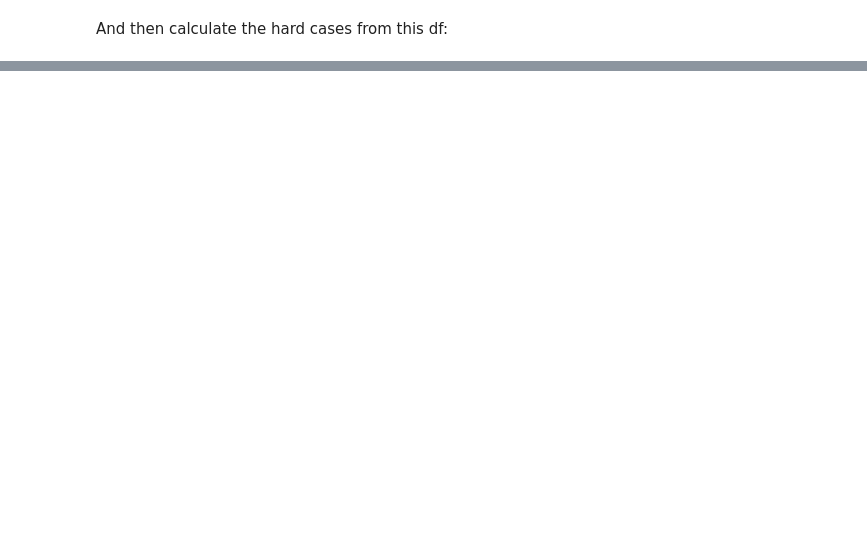
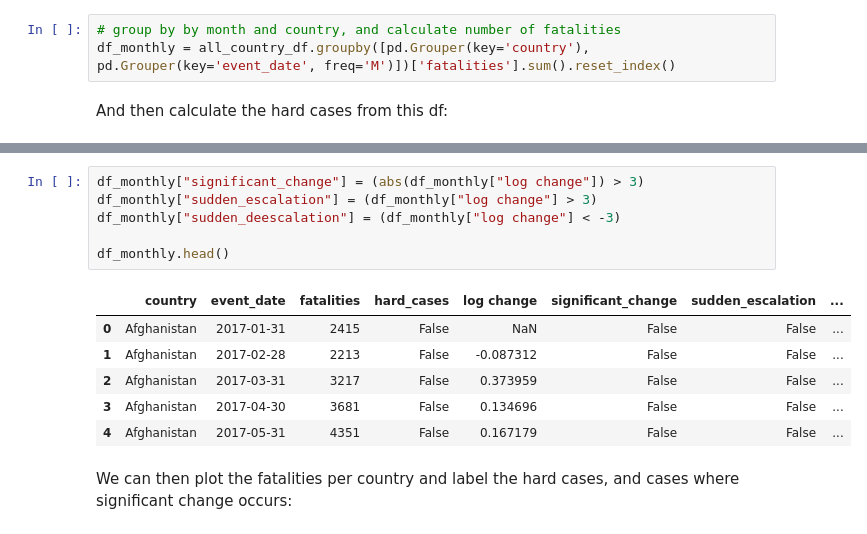
Before and after one commit to lboekestein/capstone, a Jupyter notebook: src/ACLED/ACLED.ipynb, the cells around one changed output, grey strips where cells are left out. Saved outputs shown, nothing was run; the diff lists cells and outputs as text; blank space fills up the shorter version.

```diff
--- a/src/ACLED/ACLED.ipynb
+++ b/src/ACLED/ACLED.ipynb
@@ -119,2 +96,5 @@ def calculate_fatalities_last_month(df):
+# %%
+# group by by month and country, and calculate number of fatalities
+df_monthly = all_country_df.groupby([pd.Grouper(key='country'), pd.Grouper(key='event_date', freq='M')])['fatalities'].sum().reset_index()
 # %% [markdown]
 And then calculate the hard cases from this df:
@@ -129,0 +124,15 @@ NameError: name 'df_monthly' is not defined
+# %%
+df_monthly["significant_change"] = (abs(df_monthly["log change"]) > 3)
+df_monthly["sudden_escalation"] = (df_monthly["log change"] > 3)
+df_monthly["sudden_deescalation"] = (df_monthly["log change"] < -3)
+
+df_monthly.head()
+# %% [output]
+|  | country | event_date | fatalities | hard_cases | log change | significant_change | sudden_escalation | ... |
+| 0 | Afghanistan | 2017-01-31 | 2415 | False | NaN | False | False | ... |
+| 1 | Afghanistan | 2017-02-28 | 2213 | False | -0.087312 | False | False | ... |
+| 2 | Afghanistan | 2017-03-31 | 3217 | False | 0.373959 | False | False | ... |
+| 3 | Afghanistan | 2017-04-30 | 3681 | False | 0.134696 | False | False | ... |
+| 4 | Afghanistan | 2017-05-31 | 4351 | False | 0.167179 | False | False | ... |
+# %% [markdown]
+We can then plot the fatalities per country and label the hard cases, and cases where significant change occurs:
```
Also changed, not shown: parts of 14 cells of this notebook.
